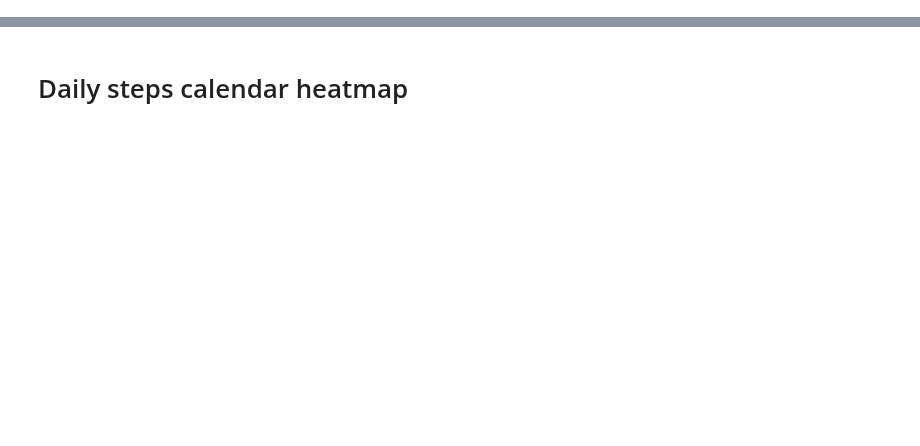
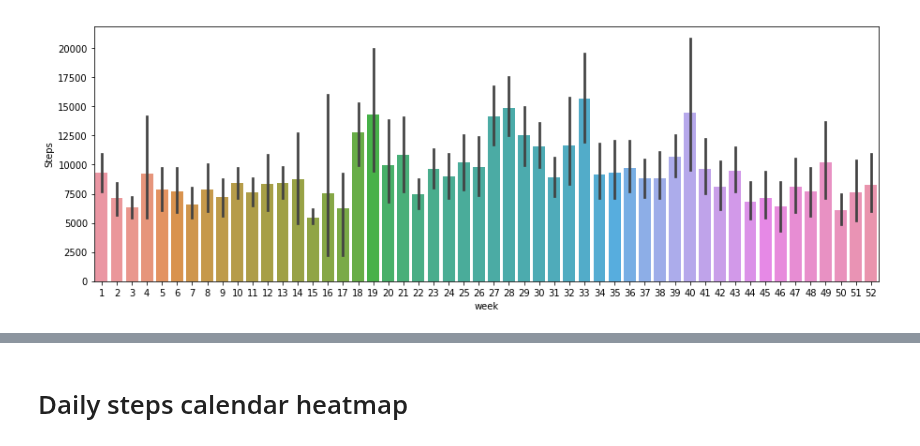
Before and after one commit to cristianpb/cristianpb.github.io, a Jupyter notebook: assets/img/withings/01-Withings.ipynb, the cells around one changed output, grey strips where cells are left out. Saved outputs shown, nothing was run; the diff lists cells and outputs as text; code cells hidden in the pictures; blank space fills up the shorter version.

```diff
--- a/assets/img/withings/01-Withings.ipynb
+++ b/assets/img/withings/01-Withings.ipynb
@@ -19,0 +61,9 @@ df.head()
+# %%
+df_mix['date'] = pd.to_datetime(df_mix['Date'], format='%Y-%m-%d')
+# %%
+plt.figure(figsize=(15,5))
+#months = ["January", "February", "March", "April", "May", "June", "July", "August", "September", "October", "November", "December"]
+ax = sns.barplot(x="week", y="Steps", data=df_mix.assign(week = df_mix['date'].dt.week))
+#_ = ax.set_xticklabels(months)
+# %% [output]
+[figure, added]
```
Also changed, not shown: parts of 28 cells of this notebook, 1 other file.
